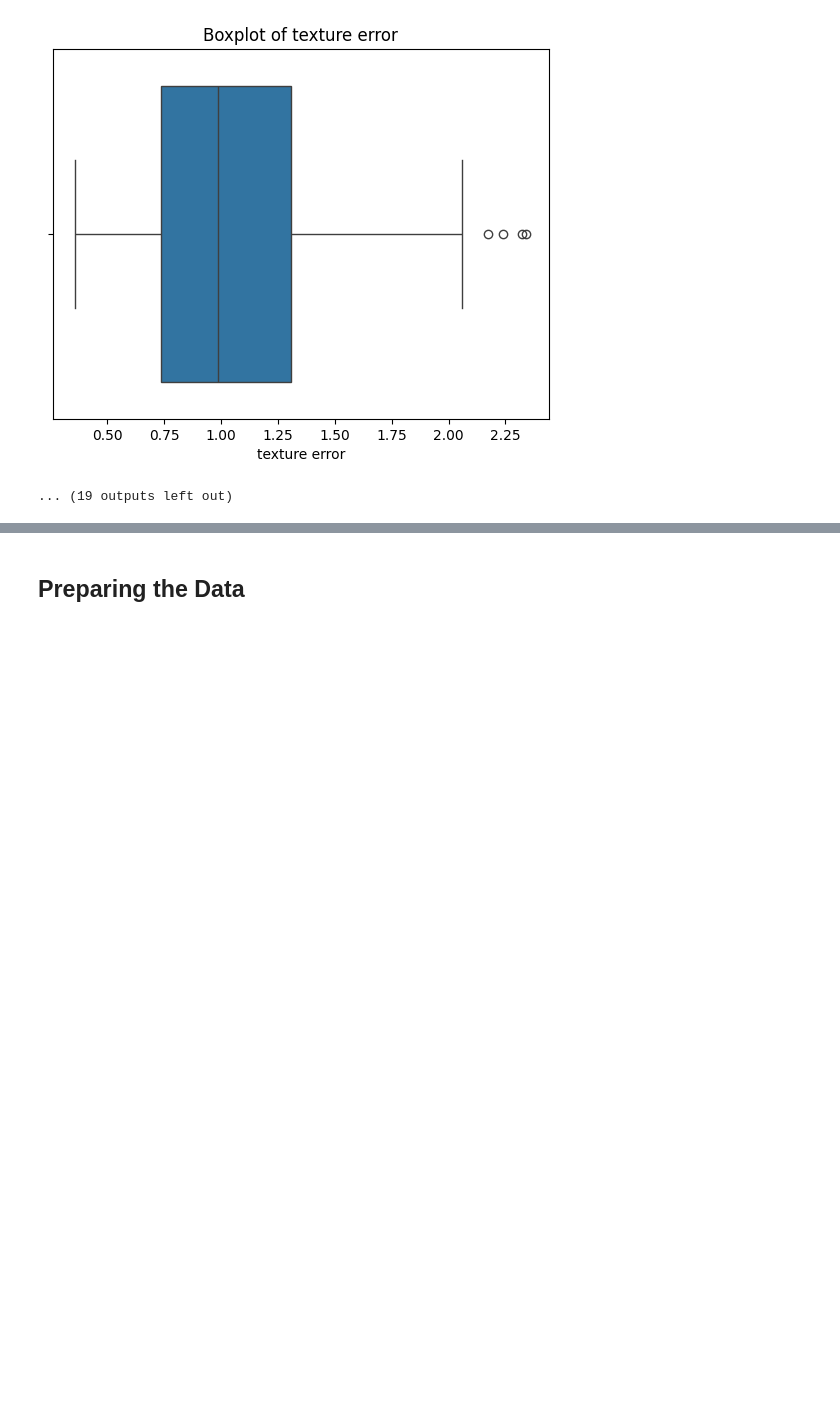
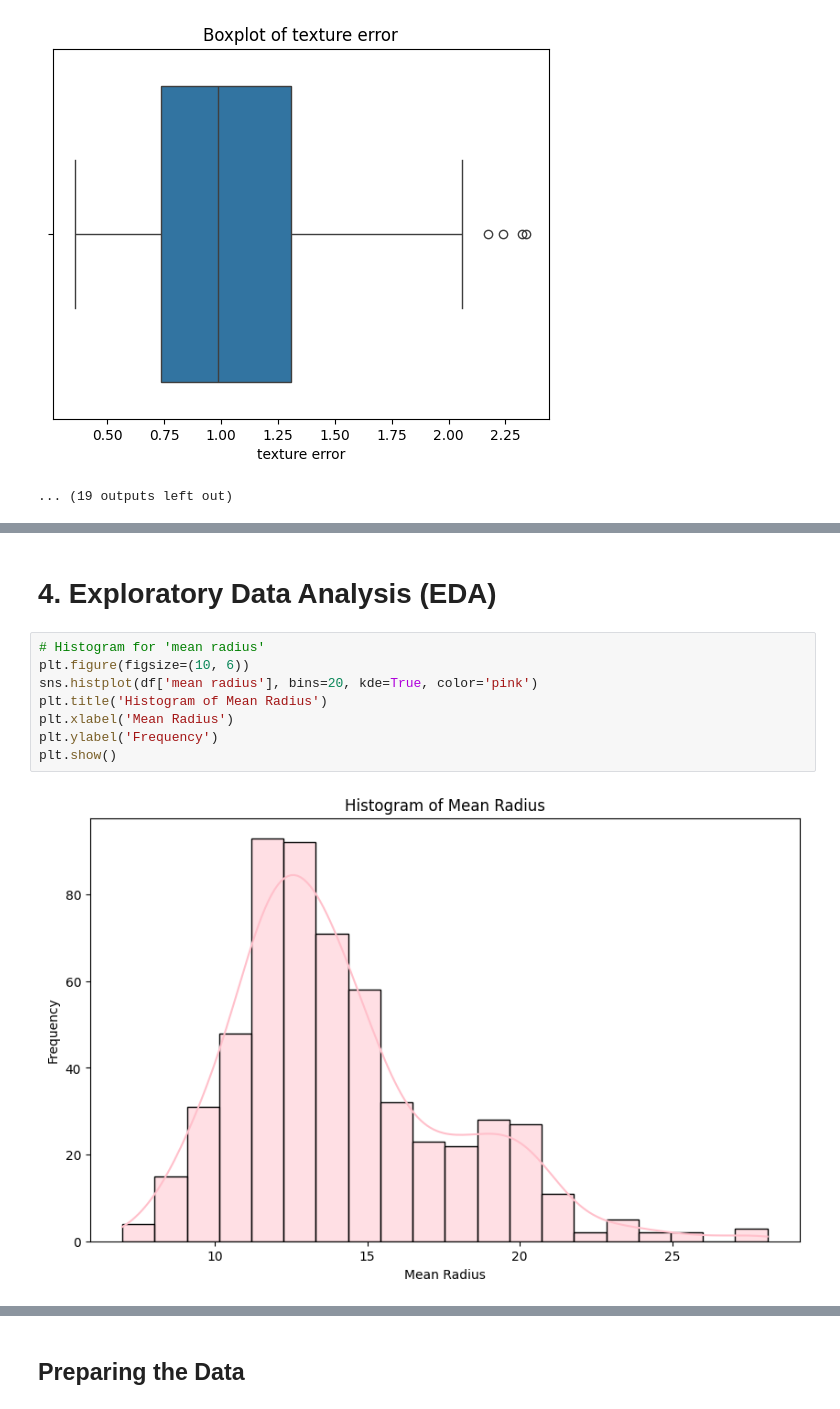
Before and after one commit to Nischay-verma/Mid_course_ML, a Jupyter notebook: ML_mid_course_cancer_detection.ipynb, the cells around one changed output, grey strips where cells are left out. Cells and saved outputs as stored; diff of their text form; blank space fills up the shorter version.

```diff
--- a/ML_mid_course_cancer_detection.ipynb
+++ b/ML_mid_course_cancer_detection.ipynb
@@ -266,0 +287,12 @@ plt.show
+# %% [markdown]
+# 4. Exploratory Data Analysis (EDA)
+# %%
+# Histogram for 'mean radius'
+plt.figure(figsize=(10, 6))
+sns.histplot(df['mean radius'], bins=20, kde=True, color='pink')
+plt.title('Histogram of Mean Radius')
+plt.xlabel('Mean Radius')
+plt.ylabel('Frequency')
+plt.show()
+# %% [output]
+[figure, added]
```
Also changed, not shown: parts of 46 cells of this notebook.
